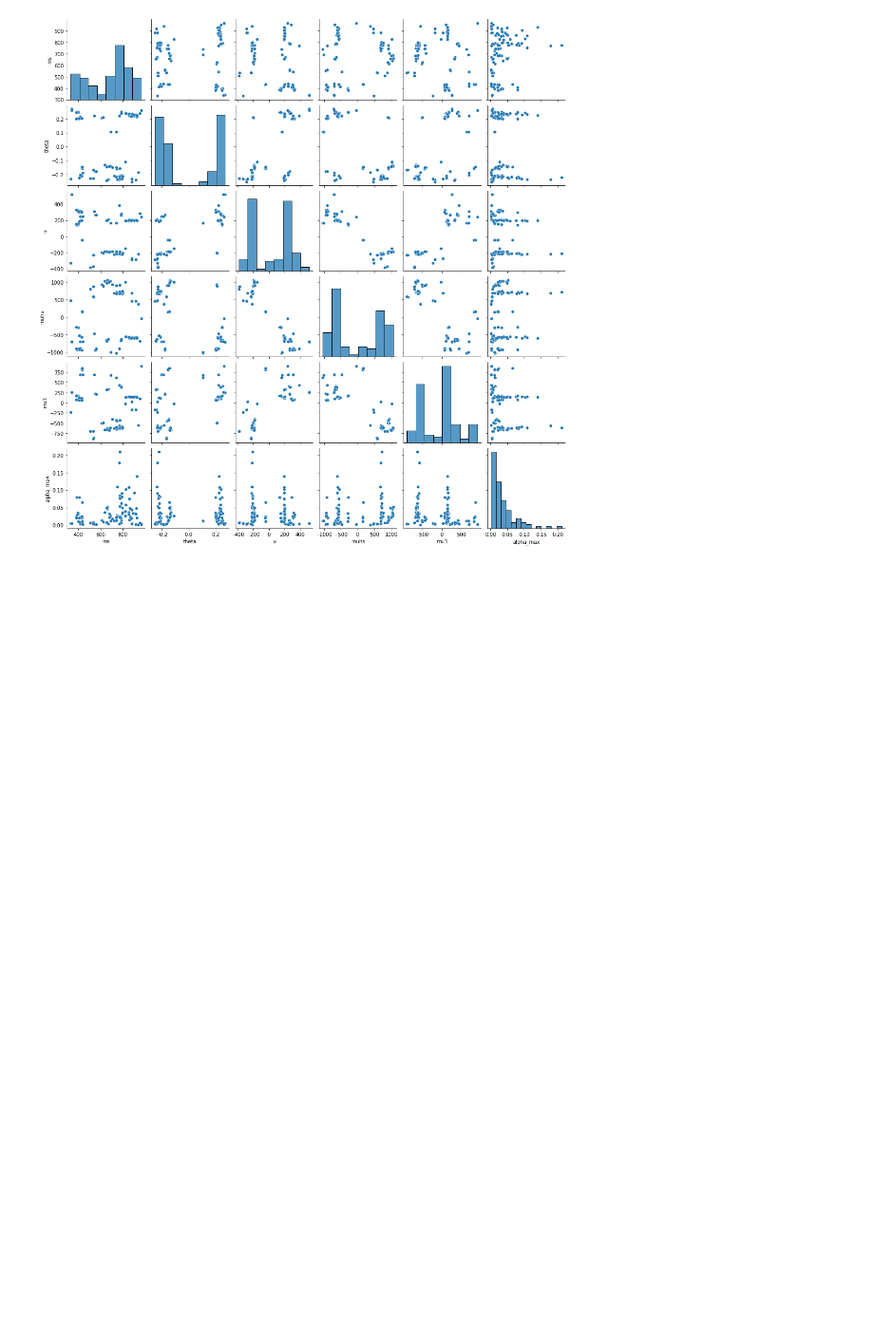
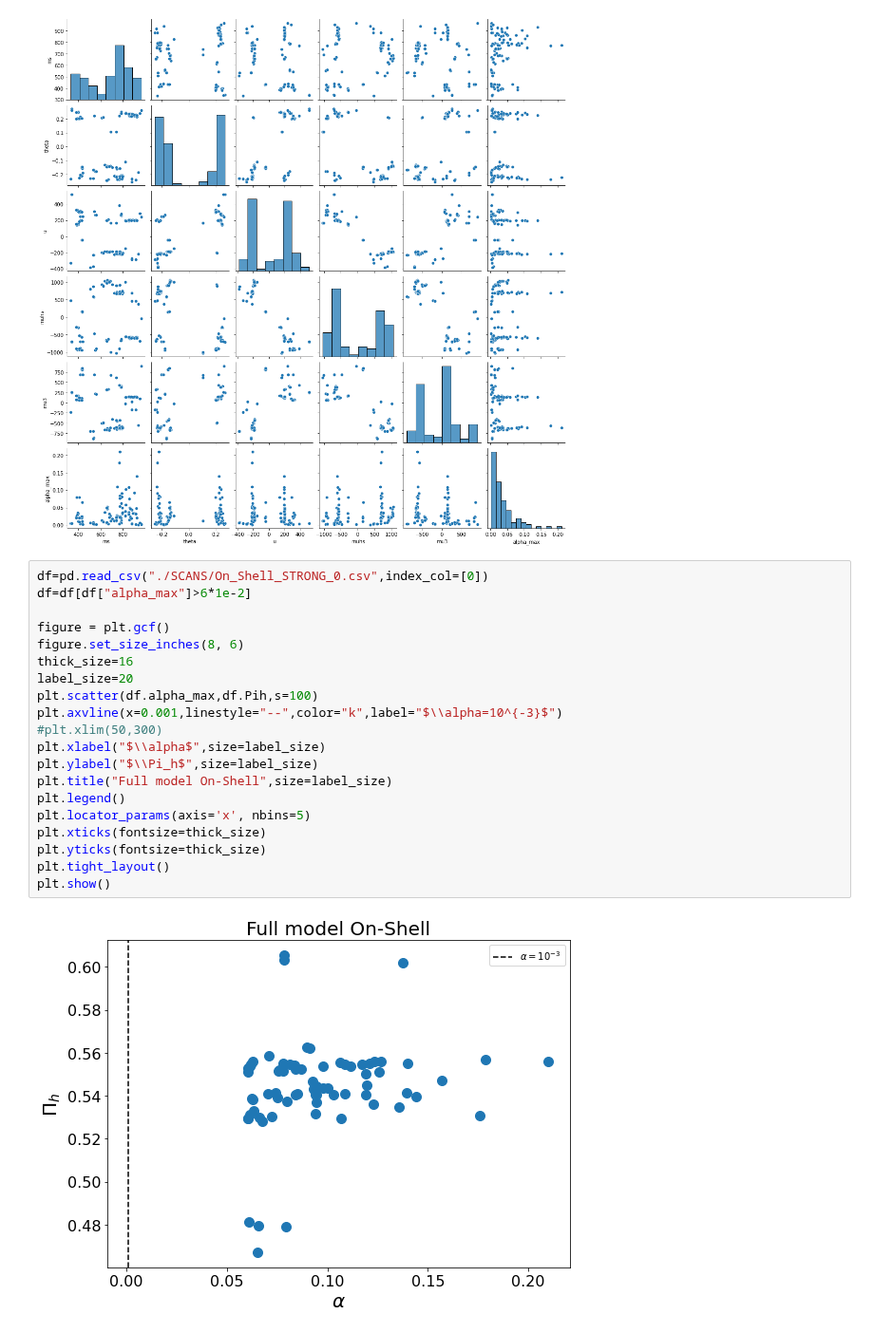
Before and after one commit to PB-316/Z_2breaking-PT-BAU, a Jupyter notebook: Effective_potential_Onshell.ipynb, the cells around one changed output. Shown at 95% size. Cells and saved outputs as stored; diff of their text form; blank space fills up the shorter version.

```diff
--- a/Effective_potential_Onshell.ipynb
+++ b/Effective_potential_Onshell.ipynb
@@ -700,3 +700,25 @@ sns.pairplot(df[['ms', 'theta', 'u','muhs', 'mu3',"alpha_max"]].reset_index(drop
 # %% [output]
 <seaborn.axisgrid.PairGrid at 0x...>
 [figure]
+# %%
+df=pd.read_csv("./SCANS/On_Shell_STRONG_0.csv",index_col=[0])
+df=df[df["alpha_max"]>6*1e-2]
+
+figure = plt.gcf()
+figure.set_size_inches(8, 6)
+thick_size=16
+label_size=20
+plt.scatter(df.alpha_max,df.Pih,s=100)
+plt.axvline(x=0.001,linestyle="--",color="k",label="$\\alpha=10^{-3}$")
+#plt.xlim(50,300)
+plt.xlabel("$\\alpha$",size=label_size)
+plt.ylabel("$\\Pi_h$",size=label_size)
+plt.title("Full model On-Shell",size=label_size)
+plt.legend()
+plt.locator_params(axis='x', nbins=5)
+plt.xticks(fontsize=thick_size)
+plt.yticks(fontsize=thick_size)
+plt.tight_layout()
+plt.show()
+# %% [output]
+[figure, added]
```
Also changed, not shown: parts of 1 cell of this notebook, 1 other file.
